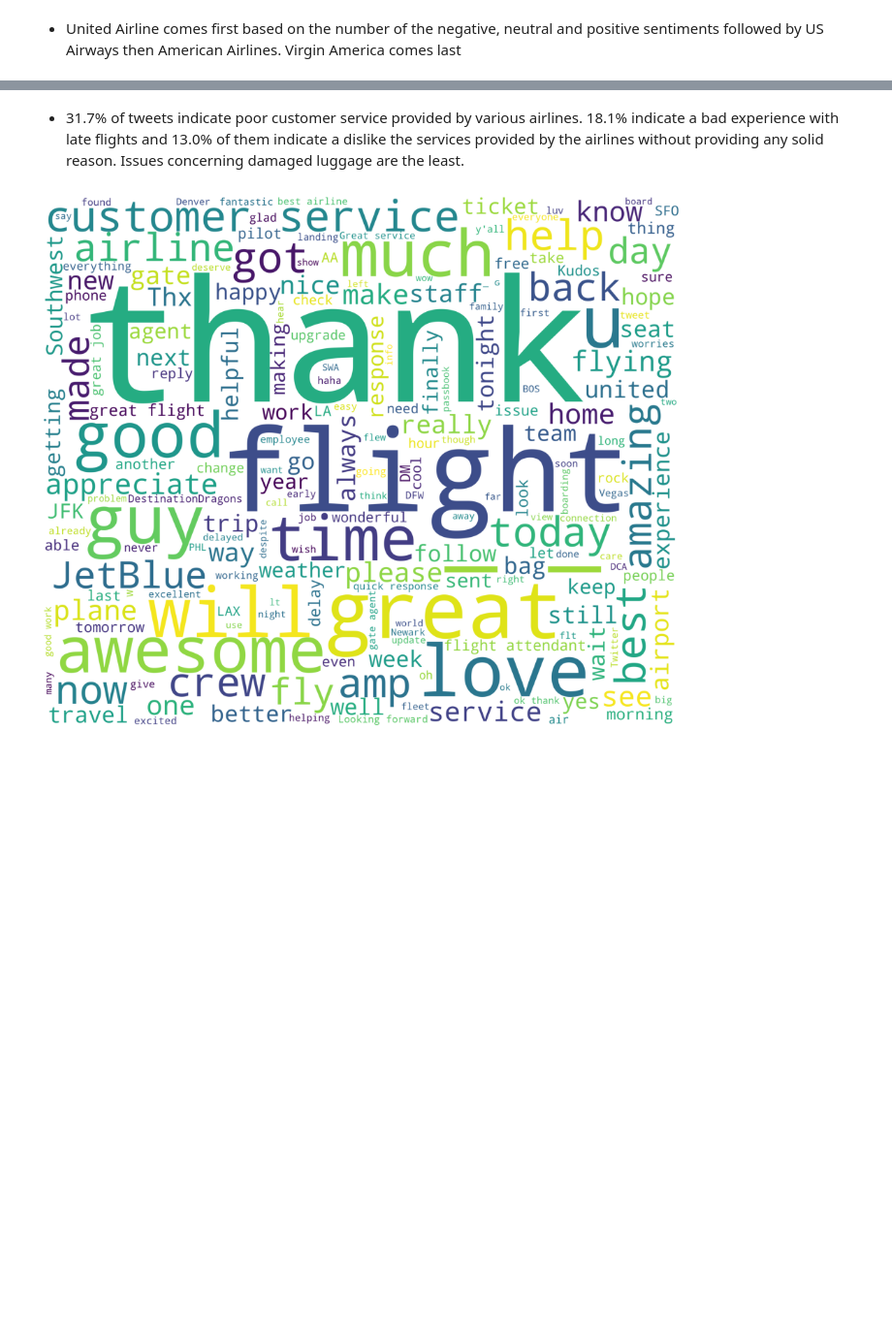
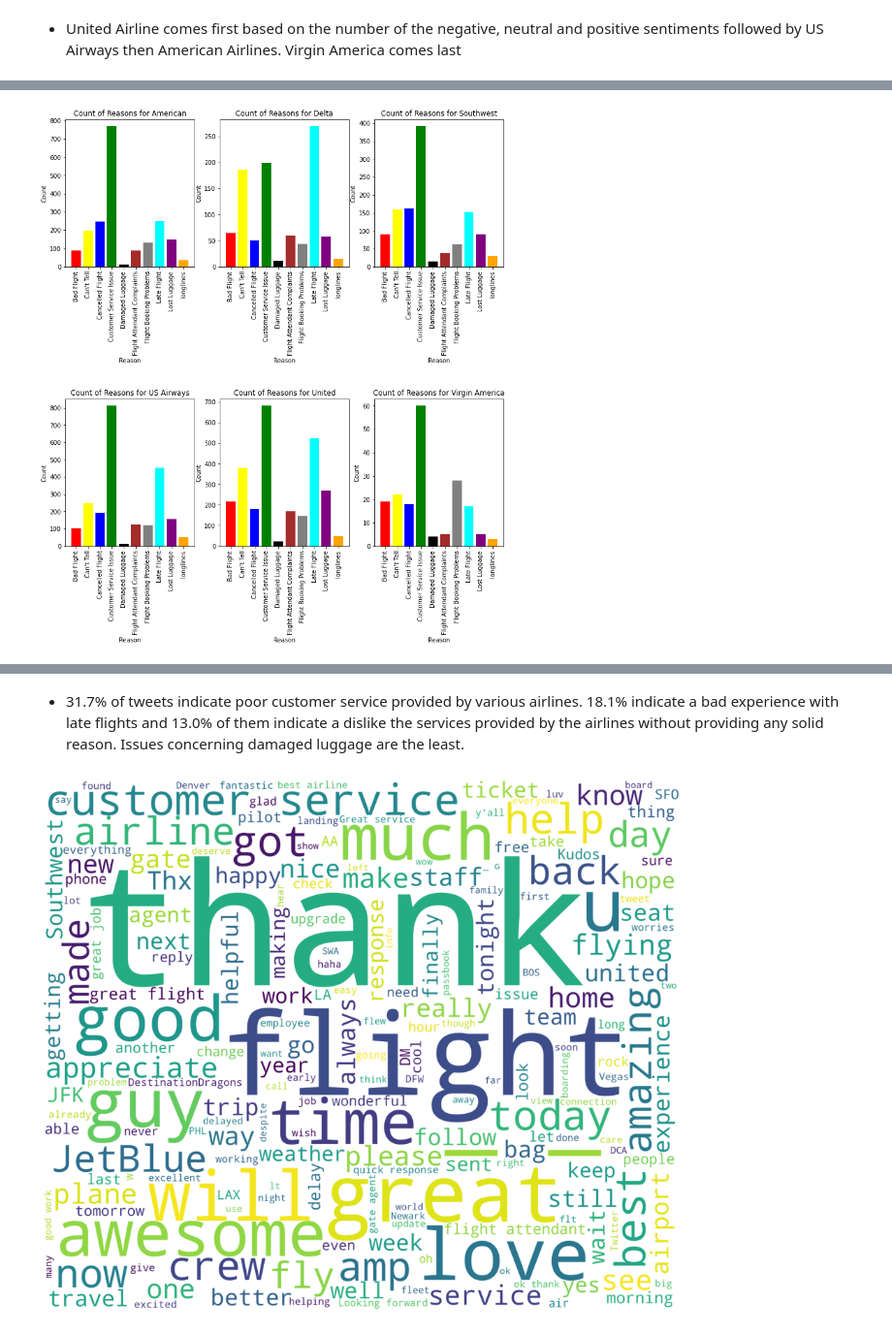
Before and after one commit to Igecha-Samuel/Airline-Twitter-Sentiment-Analysis, a Jupyter notebook: Airline Twitter Sentiment.ipynb, the cells around one changed output, grey strips where cells are left out. Shown at 97% size. Cells and saved outputs as stored; diff of their text form; code cells hidden in the pictures; blank space fills up the shorter version.

```diff
--- a/Airline Twitter Sentiment.ipynb
+++ b/Airline Twitter Sentiment.ipynb
@@ -208,16 +201,2 @@ plt.show()
 # %% [markdown]
 - United Airline comes first based on the number of the negative, neutral and positive sentiments followed by US Airways then American Airlines. Virgin America comes last
-# %%
-negative_data = df.groupby(['airline', 'negativereason']).size().reset_index(name='count')
-fig = px.bar(negative_data, x='airline', y='count', color='negativereason', barmode='stack')
-
-# Customize the chart layout
-fig.update_layout(
-    title="Negative Reasons By Airline",
-    xaxis_title="Airline",
-    yaxis_title="Number of Tweets",
-    legend_title="Negative Reason",
-)
-
-# Show the interactive plot
-fig.show()
@@ -226,3 +203,32 @@ fig.show()
+# %%
+#Checking negative reasons for each airline
+def NR_Count(Airline):
+    if Airline == 'All':
+        a = negative_data
+    else:
+        a = negative_data[negative_data['airline'] == Airline]
+    count = a.groupby('negativereason')['count'].sum()
+    return count
+
+def plot_reason(Airline):
+    count = NR_Count(Airline)
+    Index = range(1, (len(count) + 1))
+    plt.bar(Index, count, color=['red', 'yellow', 'blue', 'green', 'black', 'brown', 'gray', 'cyan', 'purple', 'orange'])
+    plt.xticks(Index, count.index, rotation=90)
+    plt.ylabel('Count')
+    plt.xlabel('Reason')
+    plt.title('Count of Reasons for ' + Airline)
+
+plt.figure(figsize=(13, 13))
+airlines = negative_data['airline'].unique()
+for i, airline in enumerate(airlines):
+    plt.subplot(2, 3, i+1)
+    plt.subplots_adjust(hspace=0.9)
+    plot_reason(airline)
+
+plt.show()
+# %% [output]
+[figure, added]
 # %%
 negative_data = df.groupby(['airline', 'negativereason']).size().reset_index(name='count')
 
```
Also changed, not shown: parts of 18 cells of this notebook.
